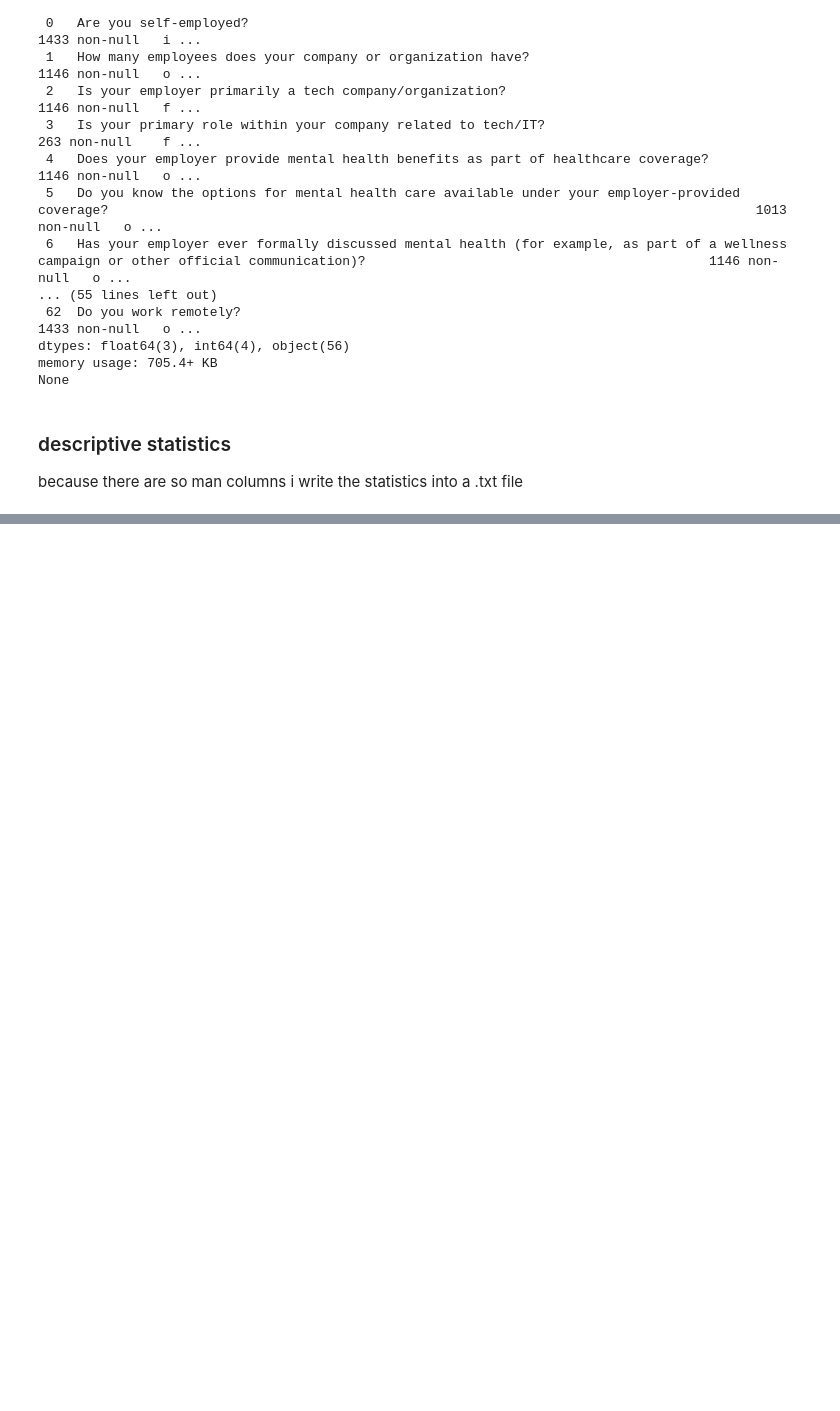
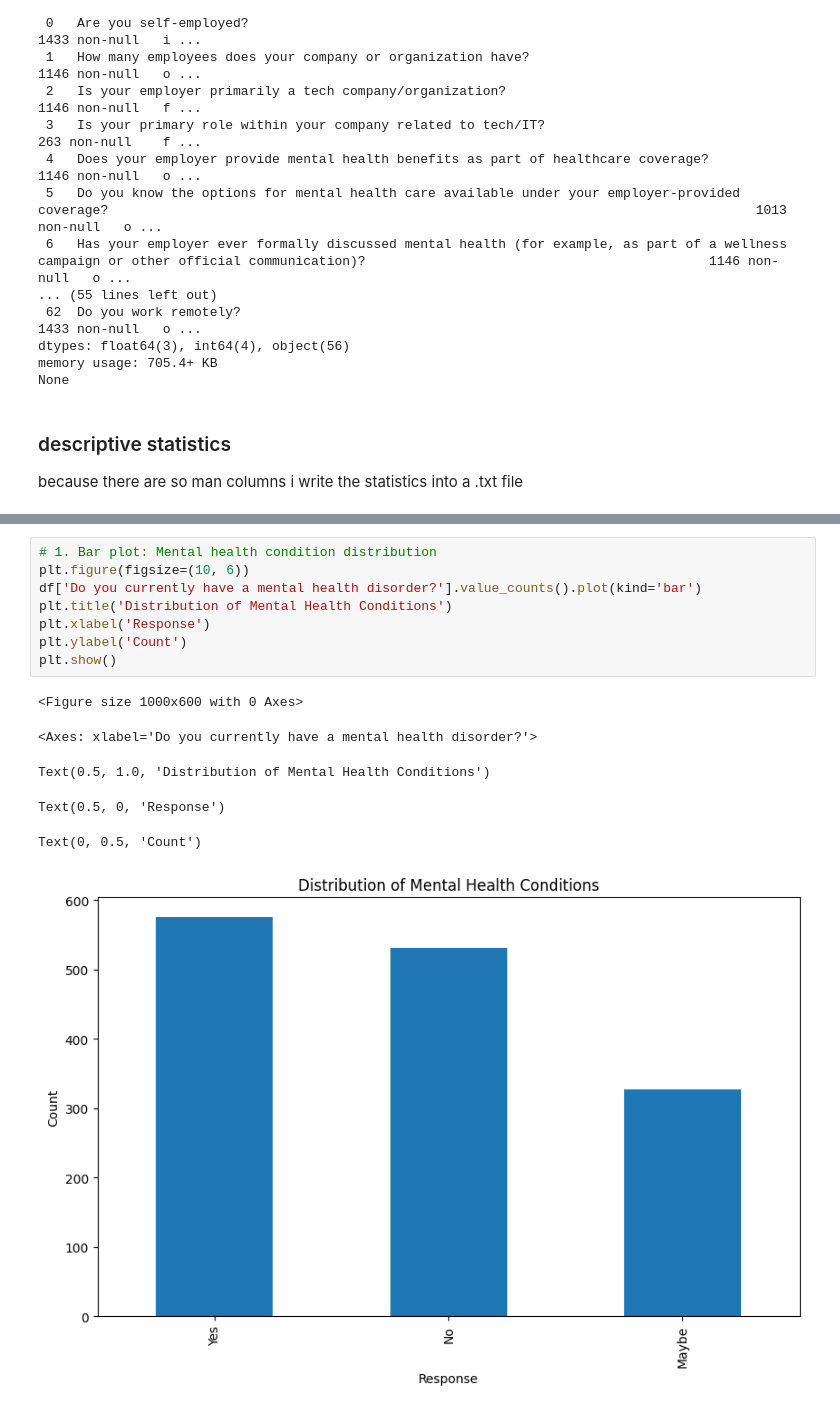
Before and after one commit to KonradKlein91/ml_unservised_learning, a Jupyter notebook: main.ipynb, the cells around one changed output, grey strips where cells are left out. Saved outputs shown, nothing was run; the diff lists cells and outputs as text; blank space fills up the shorter version.

Commit message:
add some plots

```diff
--- a/main.ipynb
+++ b/main.ipynb
@@ -88,0 +105,15 @@ print("Statistics have been saved to 'dataset_statistics.txt'")
+# %%
+# 1. Bar plot: Mental health condition distribution
+plt.figure(figsize=(10, 6))
+df['Do you currently have a mental health disorder?'].value_counts().plot(kind='bar')
+plt.title('Distribution of Mental Health Conditions')
+plt.xlabel('Response')
+plt.ylabel('Count')
+plt.show()
+# %% [output]
+<Figure size 1000x600 with 0 Axes>
+<Axes: xlabel='Do you currently have a mental health disorder?'>
+Text(0.5, 1.0, 'Distribution of Mental Health Conditions')
+Text(0.5, 0, 'Response')
+Text(0, 0.5, 'Count')
+[figure, added]
```
Also changed, not shown: parts of 6 cells of this notebook.
